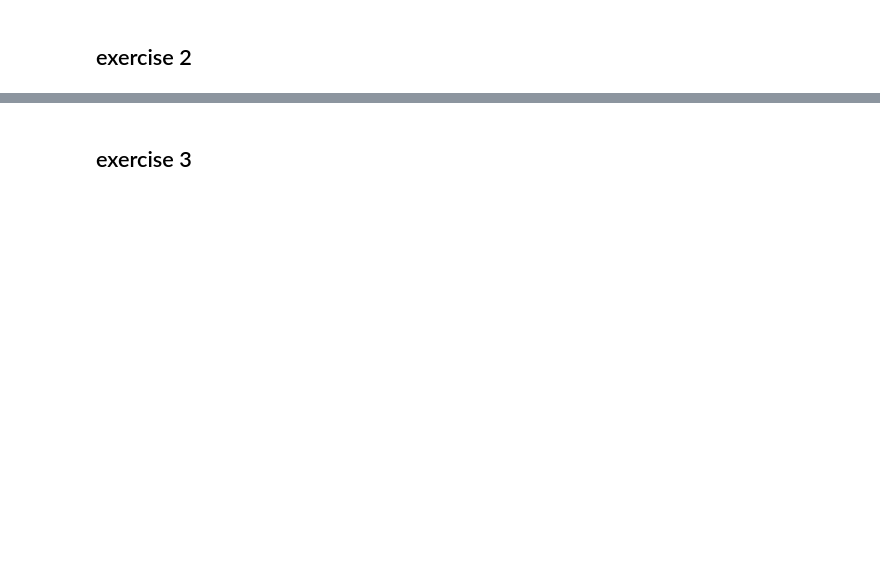
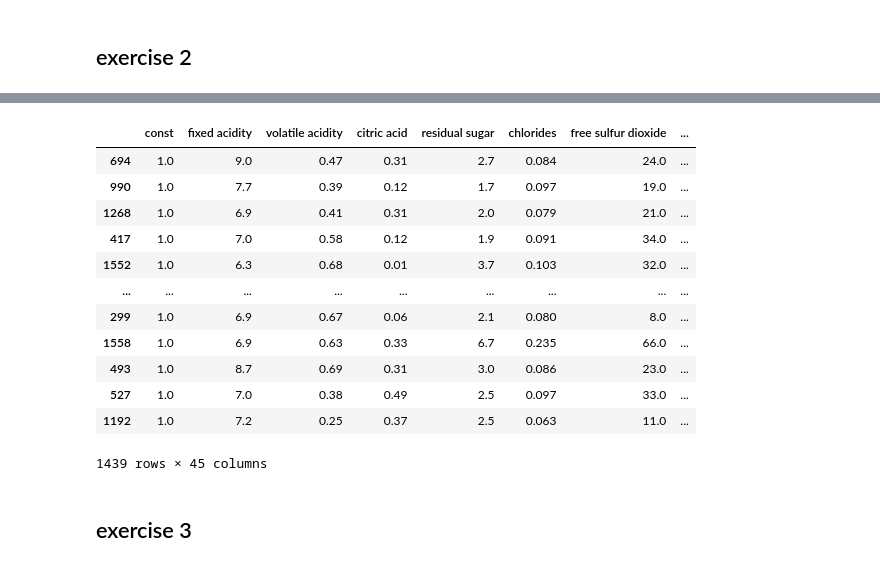
Before and after one commit to OlivierAM23/ds5_assignment_group7, a Jupyter notebook: week 6/solutions.ipynb, the cells around one changed output, grey strips where cells are left out. Drawn from its saved outputs; the diff is of its cells as text; code cells hidden in the pictures; blank space fills up the shorter version.

```diff
--- a/week 6/solutions.ipynb
+++ b/week 6/solutions.ipynb
@@ -89,0 +108,3 @@ root_mean_squared_error(ytest,predict_test_y)
+# %%
+#split the data into train and test data with quality as the y. a train size of 0.9 is being used, there is no reason why spicificly 0.9
+xtrain,xtest,ytrain,ytest=train_test_split(df.drop('quality',axis=1),df['quality'], train_size=0.9,random_state=2)
@@ -90,2 +134,18 @@ root_mean_squared_error(ytest,predict_test_y)
+# %%
+X
+# %% [output]
+|  | const | fixed acidity | volatile acidity | citric acid | residual sugar | chlorides | free sulfur dioxide | ... |
+| 694 | 1.0 | 9.0 | 0.47 | 0.31 | 2.7 | 0.084 | 24.0 | ... |
+| 990 | 1.0 | 7.7 | 0.39 | 0.12 | 1.7 | 0.097 | 19.0 | ... |
+| 1268 | 1.0 | 6.9 | 0.41 | 0.31 | 2.0 | 0.079 | 21.0 | ... |
+| 417 | 1.0 | 7.0 | 0.58 | 0.12 | 1.9 | 0.091 | 34.0 | ... |
+| 1552 | 1.0 | 6.3 | 0.68 | 0.01 | 3.7 | 0.103 | 32.0 | ... |
+| ... | ... | ... | ... | ... | ... | ... | ... | ... |
+| 299 | 1.0 | 6.9 | 0.67 | 0.06 | 2.1 | 0.080 | 8.0 | ... |
+| 1558 | 1.0 | 6.9 | 0.63 | 0.33 | 6.7 | 0.235 | 66.0 | ... |
+| 493 | 1.0 | 8.7 | 0.69 | 0.31 | 3.0 | 0.086 | 23.0 | ... |
+| 527 | 1.0 | 7.0 | 0.38 | 0.49 | 2.5 | 0.097 | 33.0 | ... |
+| 1192 | 1.0 | 7.2 | 0.25 | 0.37 | 2.5 | 0.063 | 11.0 | ... |
+1439 rows × 45 columns
 # %% [markdown]
 ## exercise 3
```
Also changed, not shown: parts of 8 cells of this notebook, 4 other files.
